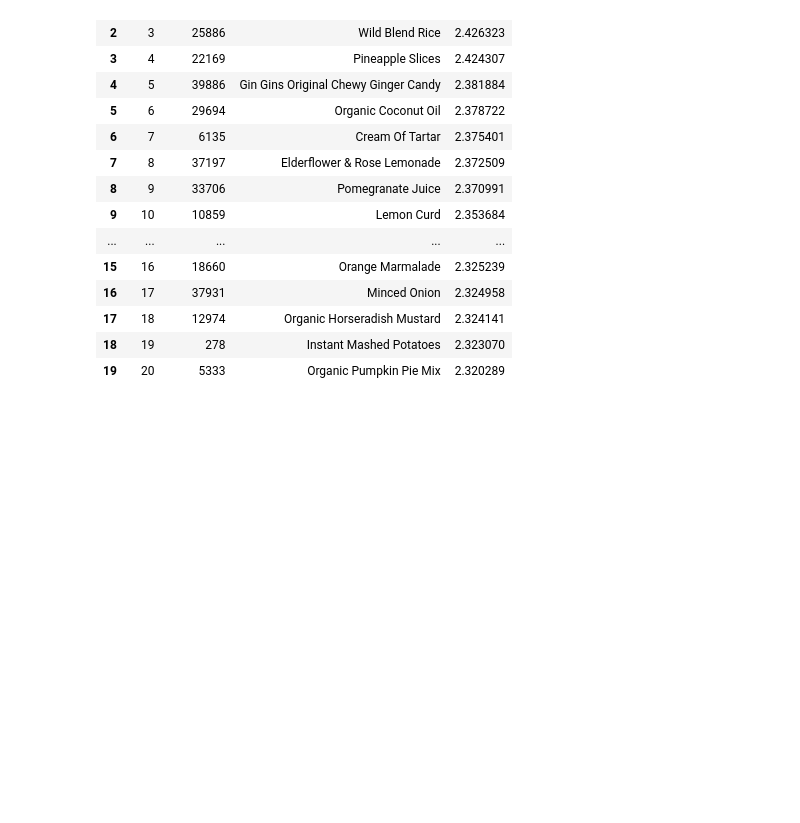
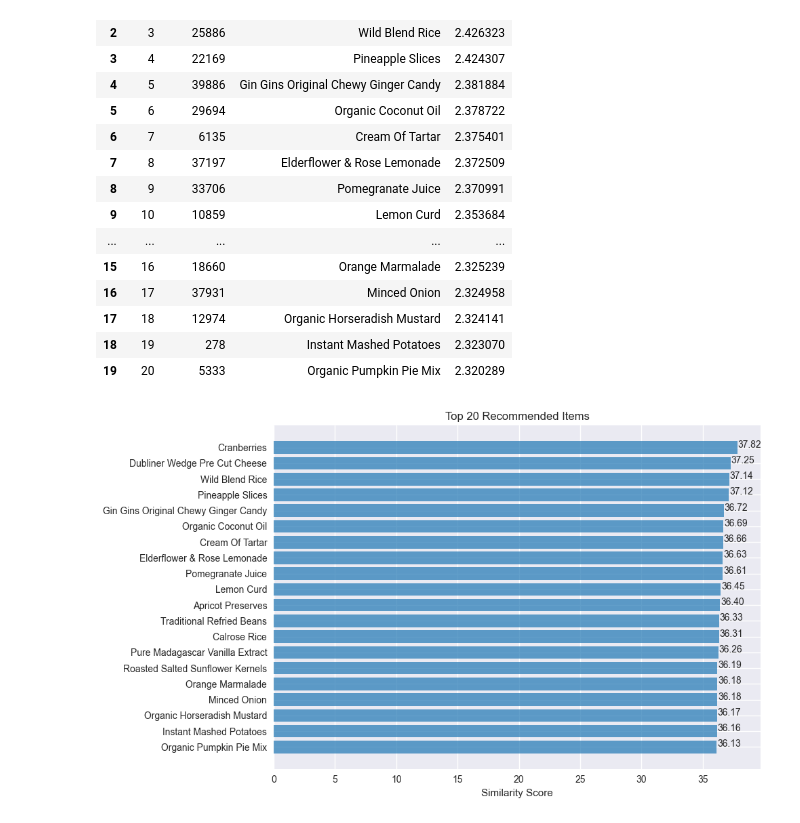
Before and after one commit to kevin-polackal/DS4420-final-project, a Jupyter notebook: item_item_cf.ipynb, the cells around one changed output. Saved outputs shown, nothing was run; the diff lists cells and outputs as text; code cells hidden in the pictures; blank space fills up the shorter version.

Commit message:
CF Plots

```diff
--- a/item_item_cf.ipynb
+++ b/item_item_cf.ipynb
@@ -3,6 +3,8 @@ import numpy as np
 import pandas as pd
 import matplotlib.pyplot as plt
 from configs import *
+
+plt.style.use('seaborn-v0_8')
 # %%
 df = pd.read_csv(f'{DATA_DIR}/filtered_purchases.csv')
 
@@ -135,3 +137,23 @@ results_df
 | 17 | 18 | 12974 | Organic Horseradish Mustard | 2.324141 |
 | 18 | 19 | 278 | Instant Mashed Potatoes | 2.323070 |
 | 19 | 20 | 5333 | Organic Pumpkin Pie Mix | 2.320289 |
+# %%
+# Plot the Top-K Recommended Items
+top_k_product_names = [pid_name_map[product_ids[i]] for i in top_k]
+top_k_sim_scores = [item_cf_scores[i] for i in top_k]
+
+plt.figure(figsize=(10, 6))
+plt.barh(range(K), top_k_sim_scores, color='tab:blue', alpha=0.7)
+plt.yticks(range(K), top_k_product_names)
+plt.xlabel('Similarity Score')
+plt.title(f'Top {K} Recommended Items')
+plt.gca().invert_yaxis()
+
+# Add labels
+for i, score in enumerate(top_k_sim_scores):
+    plt.text(score + 0.05, i, f'{score:.2f}')
+
+plt.tight_layout()
+plt.show()
+# %% [output]
+[figure, added]
```
Also changed, not shown: parts of 5 cells of this notebook.
